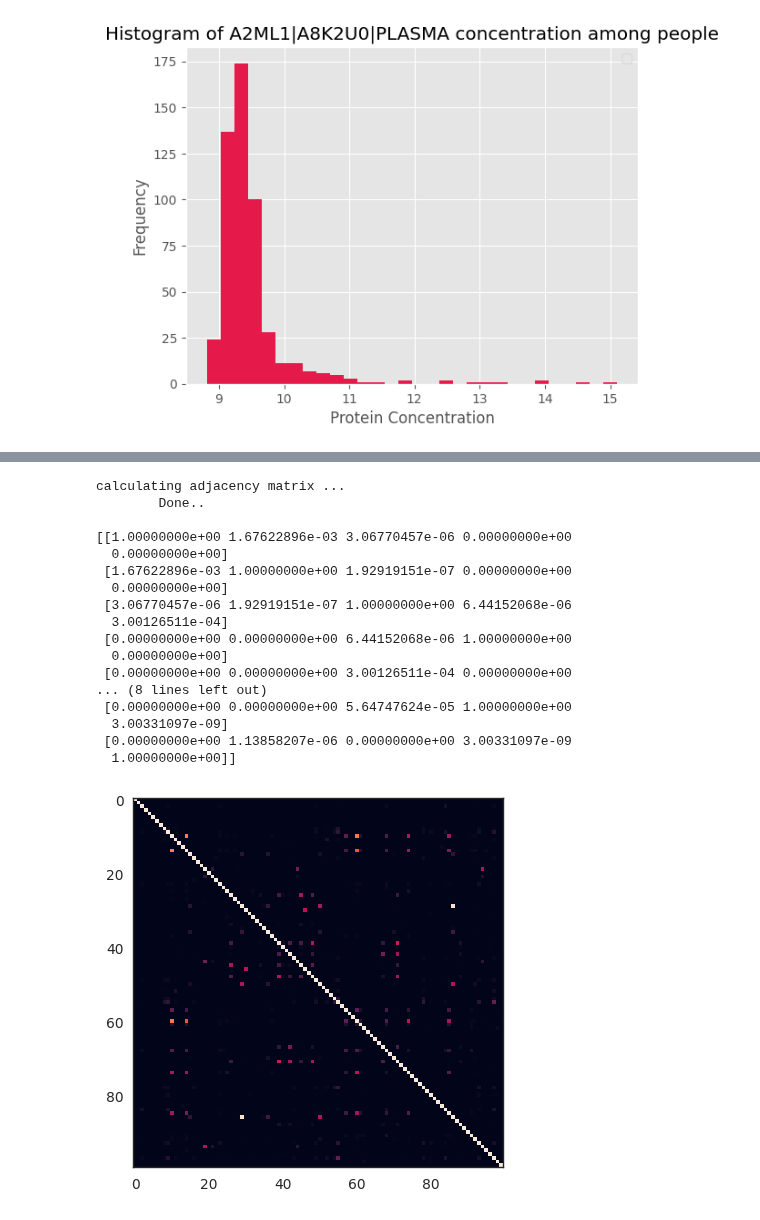
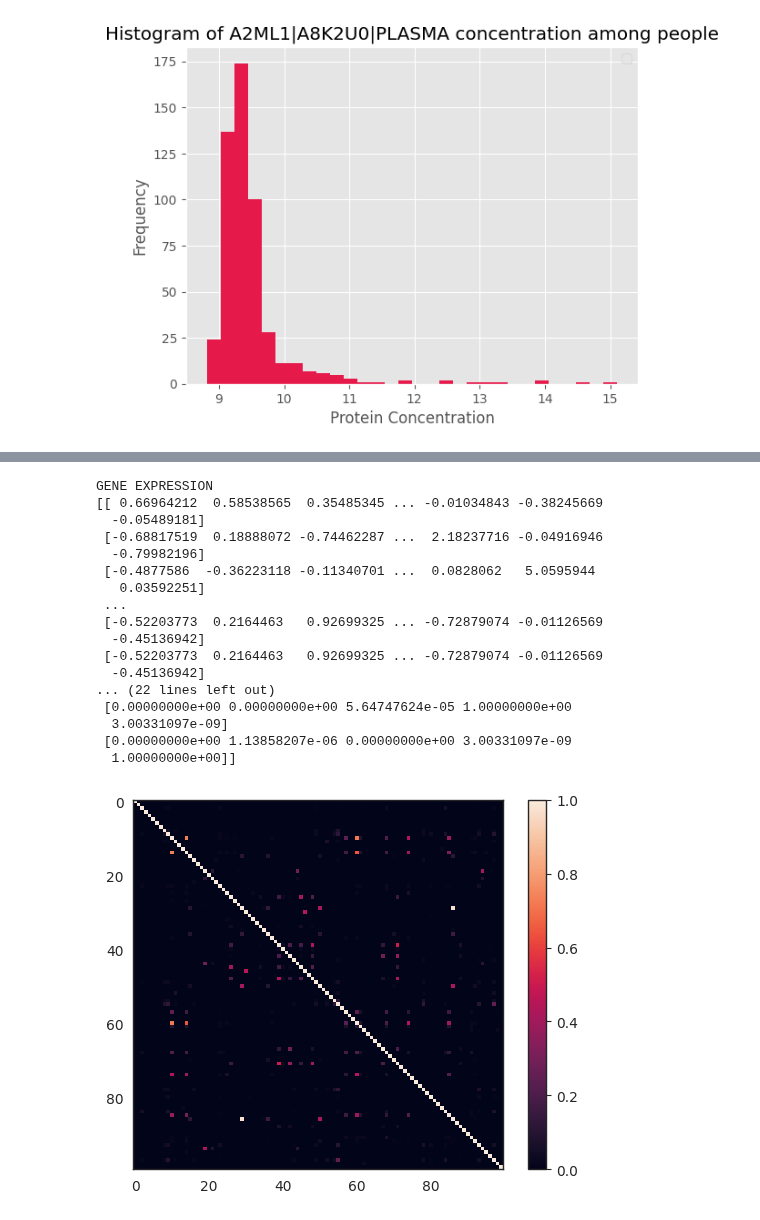
Before and after one commit to geometric-intelligence/proteo, a Jupyter notebook: proteo/data_exploration.ipynb, the cells around one changed output, grey strips where cells are left out. Saved outputs shown, nothing was run; the diff lists cells and outputs as text; code cells hidden in the pictures.

```diff
--- a/proteo/data_exploration.ipynb
+++ b/proteo/data_exploration.ipynb
@@ -145,44 +160,47 @@ ADJ_FOLDER = os.path.join(ROOT_DIR, "MLA-GNN", "example_data", "input_adjacency_
 # Probably not necessary since 6 is the default
 wgcna_power = 6
 wgcna_minModuleSize = 10
 wgcna_mergeCutHeight = 0.25
 
 
 # Read data
 geneExp = pd.read_csv(os.path.join(EXPRESSION_FOLDER, "split1_train_320d_features_labels.csv"), header=None) # col = genes, rows = samples
 
 # Convert the relevant part of the DataFrame to a matrix
 geneExp = geneExp.iloc[1:, 82:322].values.astype(float)
 
 # Replace NA values with 0
 geneExp = np.nan_to_num(geneExp)
+print("GENE EXPRESSION")
+print(geneExp[0:10])
 
 # Calculate adjacency matrix.
 adjacency = PyWGCNA.WGCNA.adjacency(geneExp, power = wgcna_power, adjacencyType="signed hybrid")
 print(adjacency[:5, :5])
 plt.imshow(adjacency[:100, :100])
+plt.colorbar();
 
 real_adj = np.array(
         pd.read_csv(ADJ_FOLDER +'/'+ 'split1' + '_adjacency_matrix.csv', header=None),
     ).astype(float)
 print("============")
 print(real_adj[:5, :5])
 # %% [output]
-calculating adjacency matrix ...
-        Done..
-
-[[1.00000000e+00 1.67622896e-03 3.06770457e-06 0.00000000e+00
-  0.00000000e+00]
- [1.67622896e-03 1.00000000e+00 1.92919151e-07 0.00000000e+00
-  0.00000000e+00]
- [3.06770457e-06 1.92919151e-07 1.00000000e+00 6.44152068e-06
-  3.00126511e-04]
- [0.00000000e+00 0.00000000e+00 6.44152068e-06 1.00000000e+00
-  0.00000000e+00]
- [0.00000000e+00 0.00000000e+00 3.00126511e-04 0.00000000e+00
-... (8 lines left out)
+GENE EXPRESSION
+[[ 0.66964212  0.58538565  0.35485345 ... -0.01034843 -0.38245669
+  -0.05489181]
+ [-0.68817519  0.18888072 -0.74462287 ...  2.18237716 -0.04916946
+  -0.79982196]
+ [-0.4877586  -0.36223118 -0.11340701 ...  0.0828062   5.0595944
+   0.03592251]
+ ...
+ [-0.52203773  0.2164463   0.92699325 ... -0.72879074 -0.01126569
+  -0.45136942]
+ [-0.52203773  0.2164463   0.92699325 ... -0.72879074 -0.01126569
+  -0.45136942]
+... (22 lines left out)
  [0.00000000e+00 0.00000000e+00 5.64747624e-05 1.00000000e+00
   3.00331097e-09]
  [0.00000000e+00 1.13858207e-06 0.00000000e+00 3.00331097e-09
   1.00000000e+00]]
-[figure, old version]
+[figure, new version]
```
Also changed, not shown: parts of 2 cells of this notebook, 1 other file.
